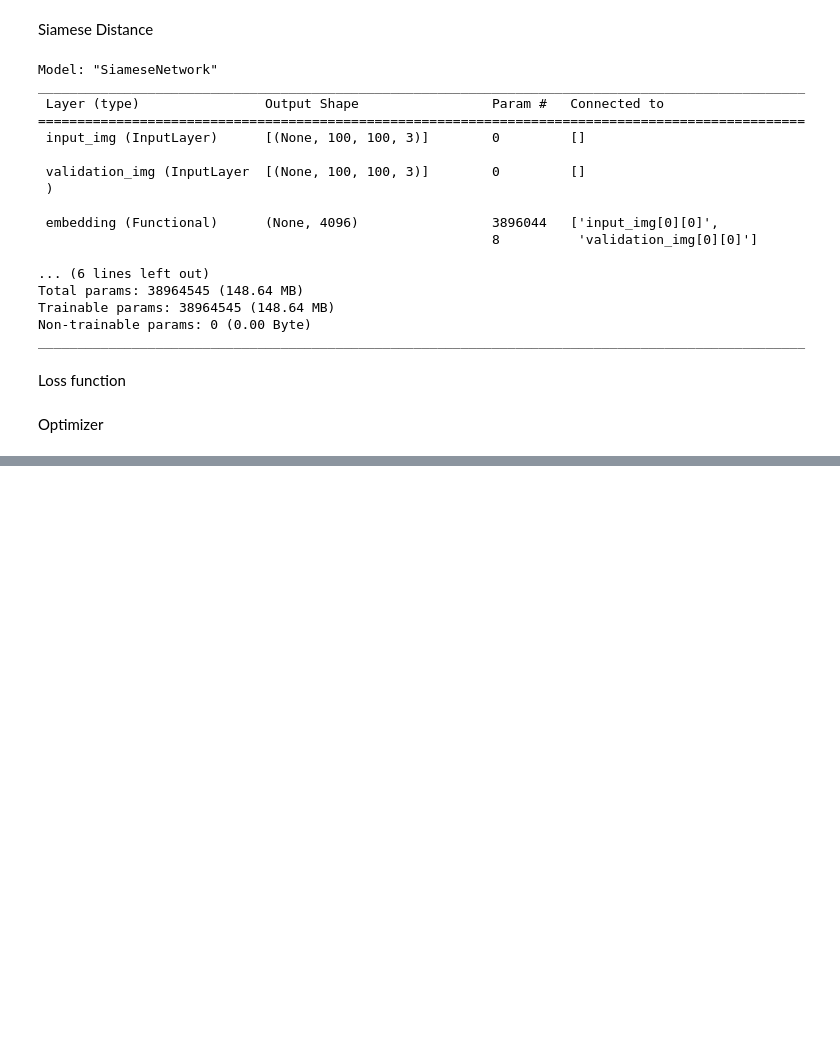
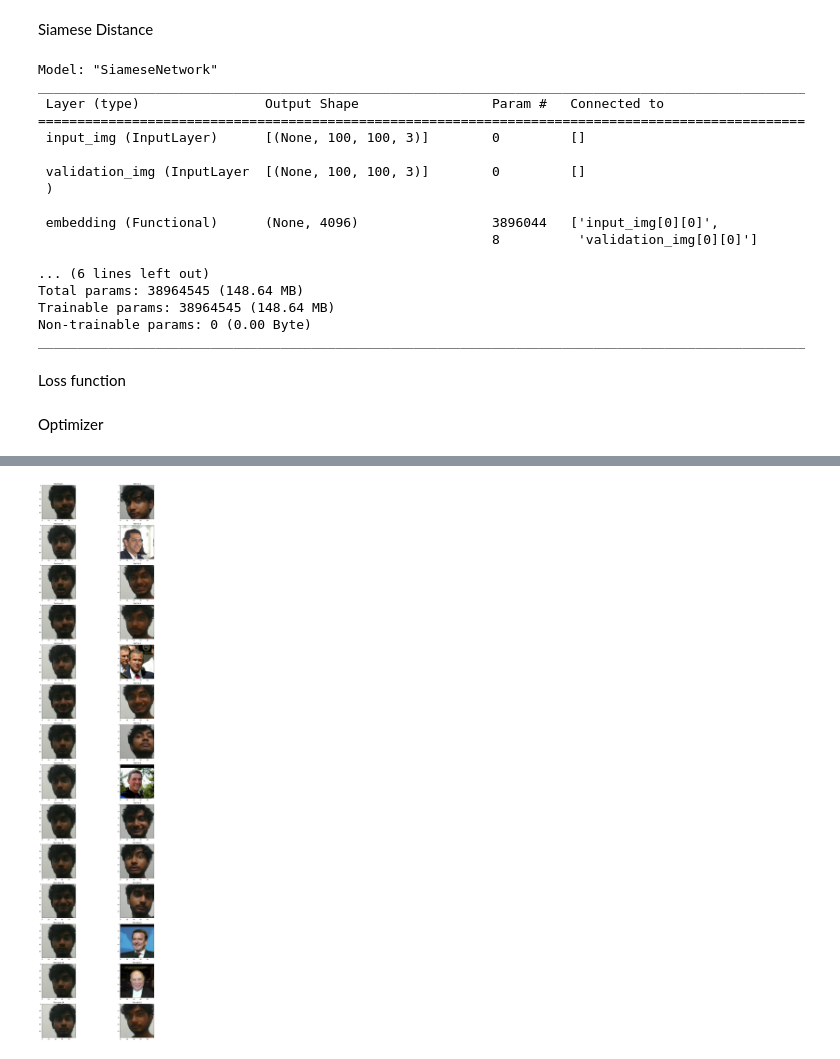
Before and after one commit to NiranjanV823/Facial-Detection-using-Siamese-Network, a Jupyter notebook: main.ipynb, the cells around one changed output, grey strips where cells are left out. Drawn from its saved outputs; the diff is of its cells as text; code cells hidden in the pictures; blank space fills up the shorter version.

```diff
--- a/main.ipynb
+++ b/main.ipynb
@@ -390,0 +560,47 @@ opt = tf.keras.optimizers.Adam(1e-4)
+# %%
+import matplotlib.pyplot as plt
+import numpy as np
+
+# Assuming r = Recall() and p = Precision() are defined
+# test_data is assumed to be a tf.data.Dataset or similar that yields (test_input, test_val, y_true)
+
+# Initialize recall and precision
+r = Recall()
+p = Precision()
+
+# Lists to store the images for plotting
+test_input_images = []
+test_val_images = []
+
+# Evaluate model on test data
+for test_input, test_val, y_true in test_data.as_numpy_iterator():
+    yhat = siamese_model.predict([test_input, test_val])
+    r.update_state(y_true, yhat)
+    p.update_state(y_true, yhat)
+
+    # Store the images for later plotting
+    test_input_images.append(test_input[0])
+    test_val_images.append(test_val[0])
+
+# Print recall and precision results
+print(r.result().numpy(), p.result().numpy())
+
+# Set plot size
+plt.figure(figsize=(20, len(test_input_images) * 4))
+
+# Loop through the images and plot them
+for i, (input_img, val_img) in enumerate(zip(test_input_images, test_val_images)):
+    # Set first subplot
+    plt.subplot(len(test_input_images), 2, 2 * i + 1)
+    plt.imshow(input_img)
+    plt.title(f"Test Input {i + 1}")
+
+    # Set second subplot
+    plt.subplot(len(test_input_images), 2, 2 * i + 2)
+    plt.imshow(val_img)
+    plt.title(f"Test Val {i + 1}")
+
+# Renders cleanly
+plt.tight_layout()
+plt.show()
+# %% [output]
@@ -390,0 +622 @@ opt = tf.keras.optimizers.Adam(1e-4)
+[figure, added]
```
Also changed, not shown: parts of 30 cells of this notebook, 1 other file.
